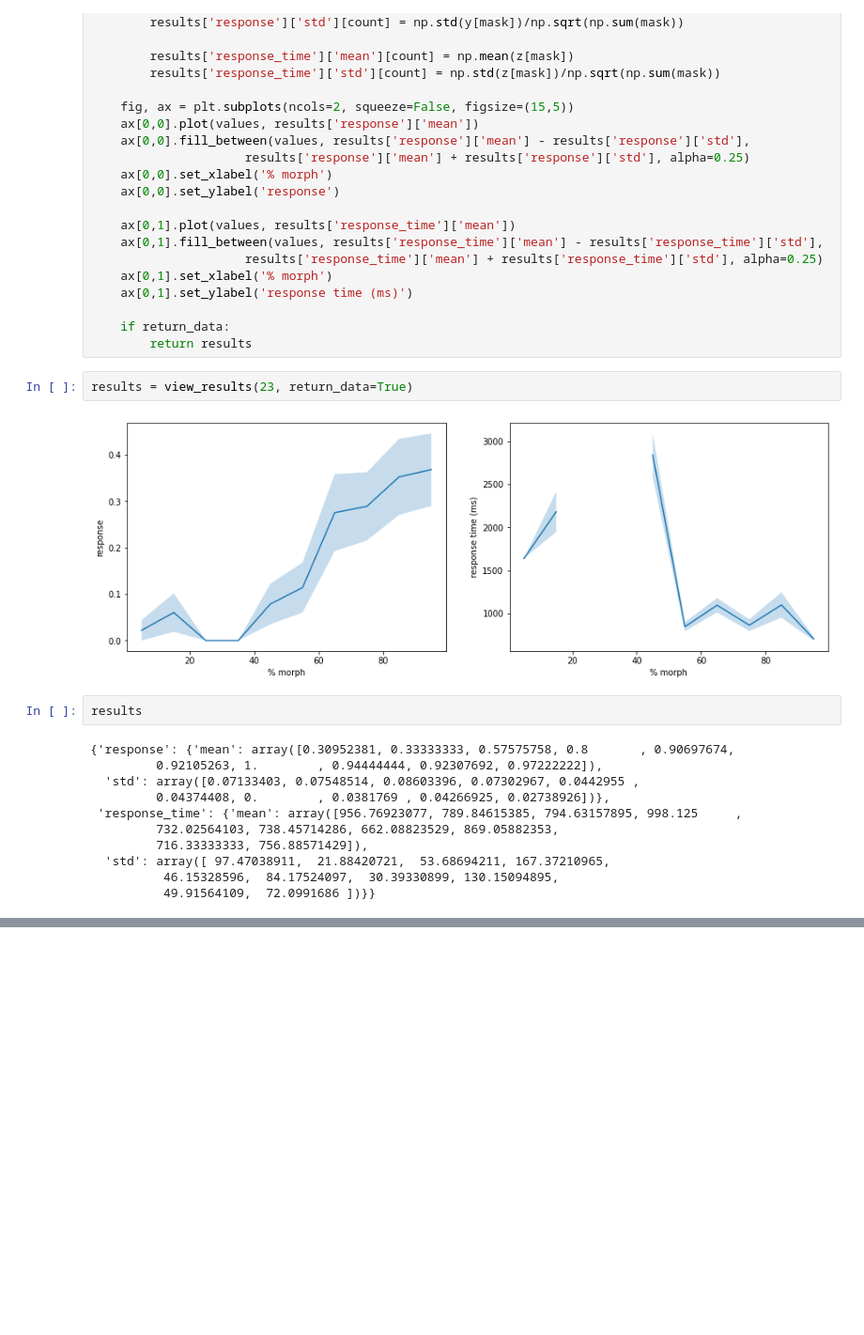
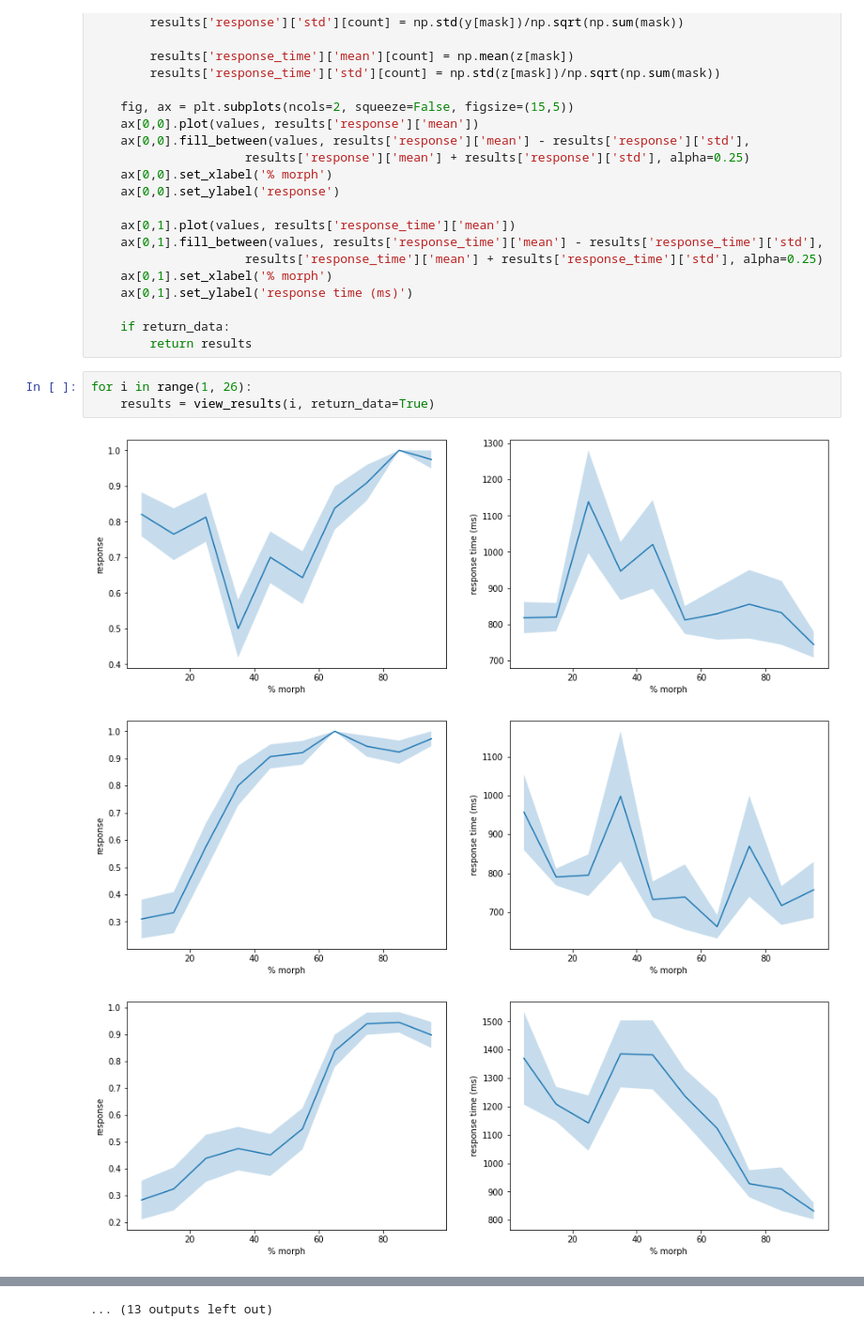
Before and after one commit to romaissauser/M1, a Jupyter notebook: morph/prepare_behavior.ipynb, the cells around one changed output, grey strips where cells are left out. Shown at 94% size. Cells and saved outputs as stored; diff of their text form; blank space fills up the shorter version.

```diff
--- a/morph/prepare_behavior.ipynb
+++ b/morph/prepare_behavior.ipynb
@@ -132,20 +132,10 @@ def view_results(subject=1, run='all', return_data=False):
 
     if return_data:
         return results
-# %%
-results = view_results(23, return_data=True)
-# %% [output]
-[figure, removed]
-# %%
-results
-# %% [output]
-{'response': {'mean': array([0.30952381, 0.33333333, 0.57575758, 0.8       , 0.90697674,
-         0.92105263, 1.        , 0.94444444, 0.92307692, 0.97222222]),
-  'std': array([0.07133403, 0.07548514, 0.08603396, 0.07302967, 0.0442955 ,
-         0.04374408, 0.        , 0.0381769 , 0.04266925, 0.02738926])},
- 'response_time': {'mean': array([956.76923077, 789.84615385, 794.63157895, 998.125     ,
-         732.02564103, 738.45714286, 662.08823529, 869.05882353,
-         716.33333333, 756.88571429]),
-  'std': array([ 97.47038911,  21.88420721,  53.68694211, 167.37210965,
-          46.15328596,  84.17524097,  30.39330899, 130.15094895,
-          49.91564109,  72.0991686 ])}}
+# %%
+for i in range(1, 26):
+    results = view_results(i, return_data=True)
+# %% [output]
+[figure, added]
+[figure, added]
+[figure, added]
@@ -151,0 +151 @@ results
+... (13 outputs left out)
```
Also changed, not shown: parts of 4 cells of this notebook, 2 other files.
